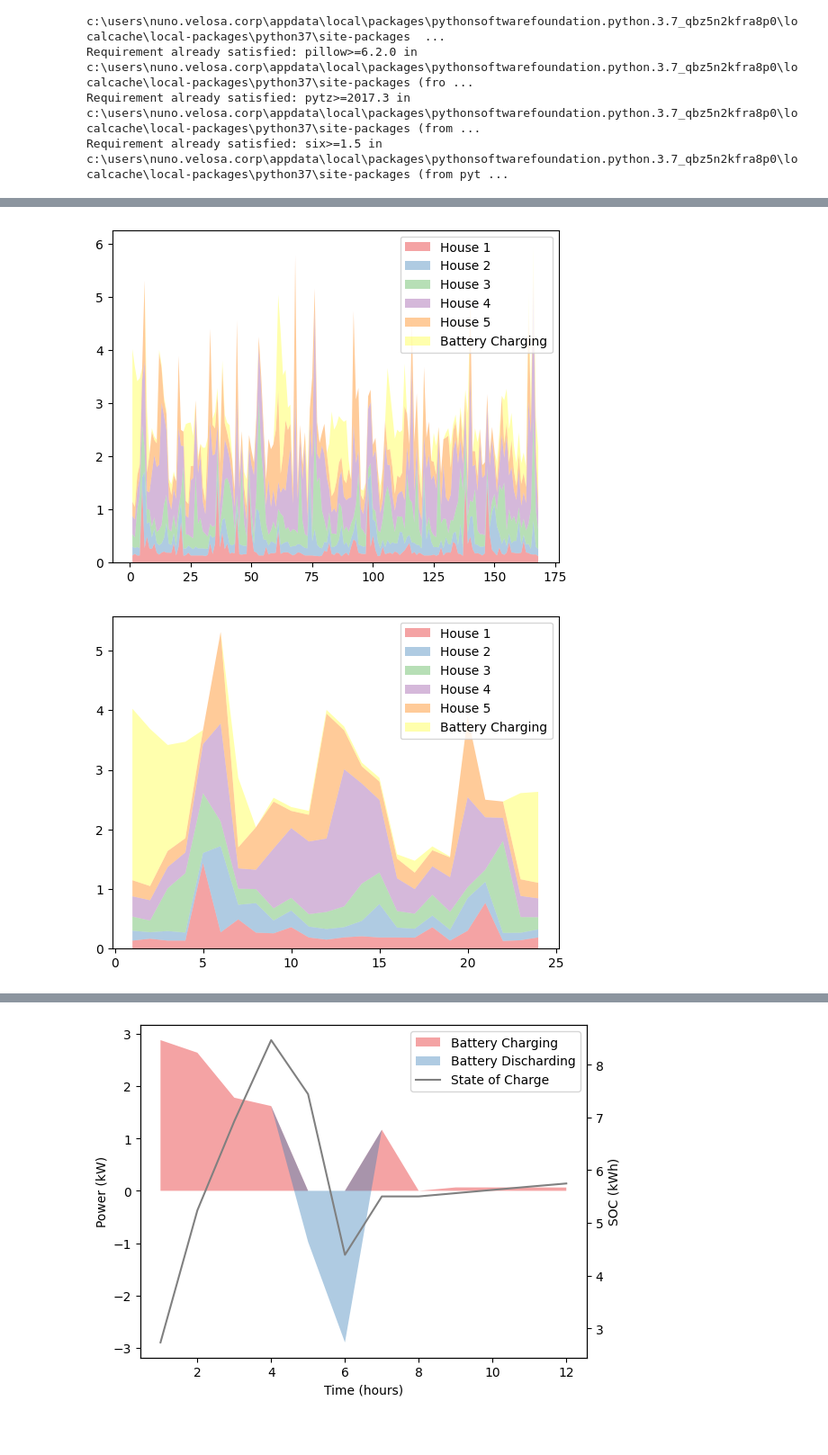
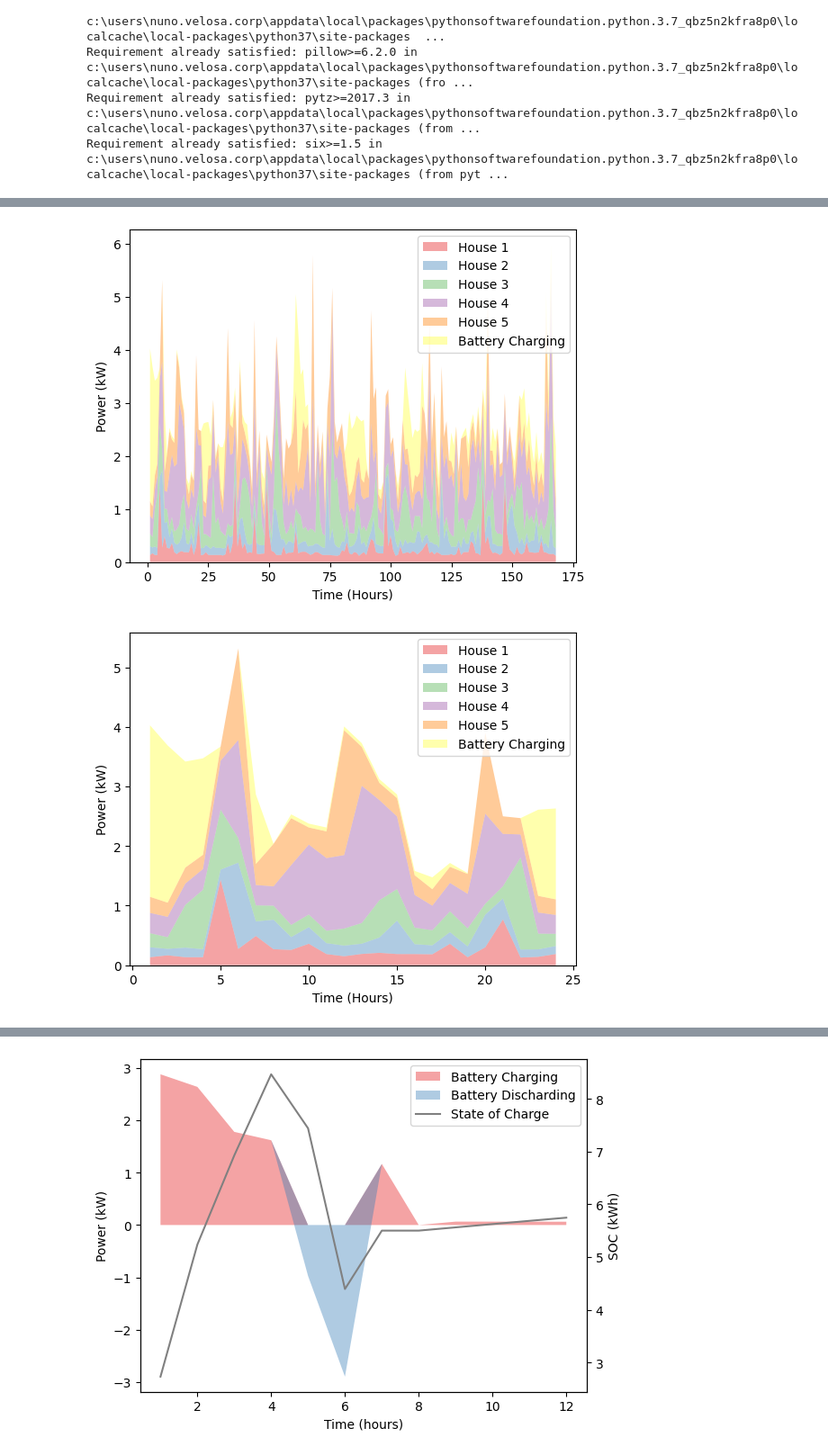
Before and after one commit to feelab-info/PROCSIM_ECs_Simulation_Scenarios, a Jupyter notebook: paper_experiments/Experiment2_EC_Optimization.ipynb, the cells around one changed output, grey strips where cells are left out. Shown at 90% size. Saved outputs shown, nothing was run; the diff lists cells and outputs as text; code cells hidden in the pictures; blank space fills up the shorter version.

Commit message:
Adds labels to the plots

```diff
--- a/paper_experiments/Experiment2_EC_Optimization.ipynb
+++ b/paper_experiments/Experiment2_EC_Optimization.ipynb
@@ -1003,20 +1005,24 @@ pal = sns.color_palette("Set1")
 #pal = ["#9b59b6", "#e74c3c", "#34495e", "#2ecc71"]
 plt.stackplot(x,y, labels=['House 1','House 2','House 3', 'House 4', 'House 5', 'Battery Charging'], colors=pal, alpha=0.4 )
 plt.legend(loc='upper right')
+plt.xlabel("Time (Hours)")
+plt.ylabel("Power (kW)")
 plt.show()
 # %% [output]
-[figure, old version]
+[figure, new version]
 # %%
 x = range(1,24+1)
 y = [loadLimit[:, :, 0][0, :][:24], loadLimit[:, :, 0][1, :][:24], loadLimit[:, :, 0][2, :][:24], loadLimit[:, :, 0][3, :][:24], loadLimit[:, :, 0][4, :][:24], stor_ch_power.iloc[0][:24]]
 
 pal = sns.color_palette("Set1")
 #pal = ["#9b59b6", "#e74c3c", "#34495e", "#2ecc71"]
 plt.stackplot(x,y, labels=['House 1','House 2','House 3', 'House 4', 'House 5', 'Battery Charging'], colors=pal, alpha=0.4 )
 plt.legend(loc='upper right')
+plt.xlabel("Time (Hours)")
+plt.ylabel("Power (kW)")
 plt.show()
 # %% [output]
-[figure, old version]
+[figure, new version]
 # %%
 x = range(1,24+1)
 y = [ act_power.loc[0][:24], act_power.loc[1][:24], stor_dch_power.iloc[0][:24], pimp["0"][:24] ]
```
Also changed, not shown: parts of 7 cells of this notebook, 1 other file.
